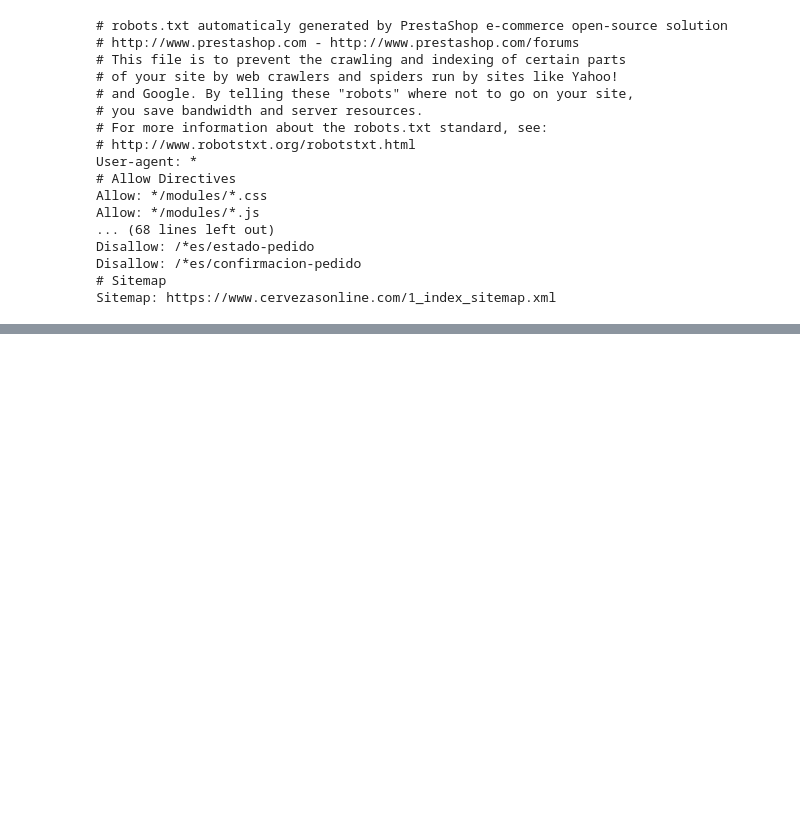
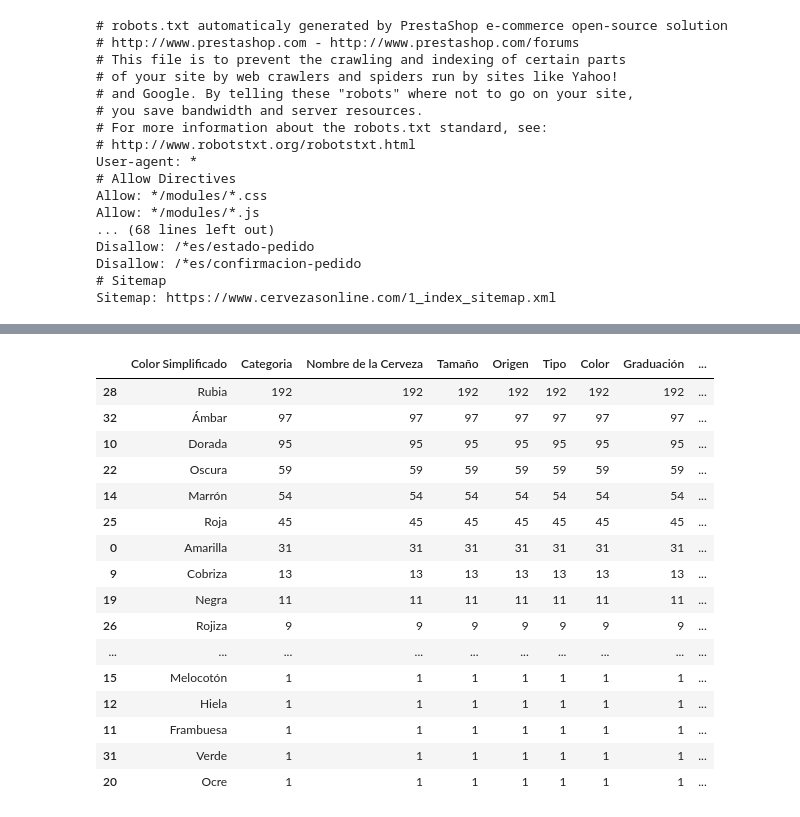
Before and after one commit to guille-arguello/web_scraping_beers, a Jupyter notebook: web_scraping_beers.ipynb, the cells around one changed output, grey strips where cells are left out. Cells and saved outputs as stored; diff of their text form; code cells hidden in the pictures; blank space fills up the shorter version.

```diff
--- a/web_scraping_beers.ipynb
+++ b/web_scraping_beers.ipynb
@@ -172,0 +163,3 @@ df.describe()
+# %%
+URL = []
+df = process_cervezasonline_data(get_all_products('https://www.cervezasonline.com/'))
@@ -173,3 +243,26 @@ df.describe()
+# %%
+#Vamos a crear una nueva columna para el color sólo con la primera palabra y en femenino, para generar menos categorias.
+data['Color Simplificado'] = data['Color'].str.split().str.get(0)
+data.loc[data['Color Simplificado'].str[-1] == "o", 'Color Simplificado'] = data['Color Simplificado'].str[:-1] + 'a'
+data.groupby('Color Simplificado').count().reset_index().sort_values("Categoria",ascending=False)
+# %% [output]
+|  | Color Simplificado | Categoria | Nombre de la Cerveza | Tamaño | Origen | Tipo | Color | Graduación | ... |
+| 28 | Rubia | 192 | 192 | 192 | 192 | 192 | 192 | 192 | ... |
+| 32 | Ámbar | 97 | 97 | 97 | 97 | 97 | 97 | 97 | ... |
+| 10 | Dorada | 95 | 95 | 95 | 95 | 95 | 95 | 95 | ... |
+| 22 | Oscura | 59 | 59 | 59 | 59 | 59 | 59 | 59 | ... |
+| 14 | Marrón | 54 | 54 | 54 | 54 | 54 | 54 | 54 | ... |
+| 25 | Roja | 45 | 45 | 45 | 45 | 45 | 45 | 45 | ... |
+| 0 | Amarilla | 31 | 31 | 31 | 31 | 31 | 31 | 31 | ... |
+| 9 | Cobriza | 13 | 13 | 13 | 13 | 13 | 13 | 13 | ... |
+| 19 | Negra | 11 | 11 | 11 | 11 | 11 | 11 | 11 | ... |
+| 26 | Rojiza | 9 | 9 | 9 | 9 | 9 | 9 | 9 | ... |
+| ... | ... | ... | ... | ... | ... | ... | ... | ... | ... |
+| 15 | Melocotón | 1 | 1 | 1 | 1 | 1 | 1 | 1 | ... |
+| 12 | Hiela | 1 | 1 | 1 | 1 | 1 | 1 | 1 | ... |
+| 11 | Frambuesa | 1 | 1 | 1 | 1 | 1 | 1 | 1 | ... |
+| 31 | Verde | 1 | 1 | 1 | 1 | 1 | 1 | 1 | ... |
+| 20 | Ocre | 1 | 1 | 1 | 1 | 1 | 1 | 1 | ... |
 # %%
 import plotly.graph_objects as go
 from collections import Counter
```
Also changed, not shown: parts of 15 cells of this notebook, 1 other file.
